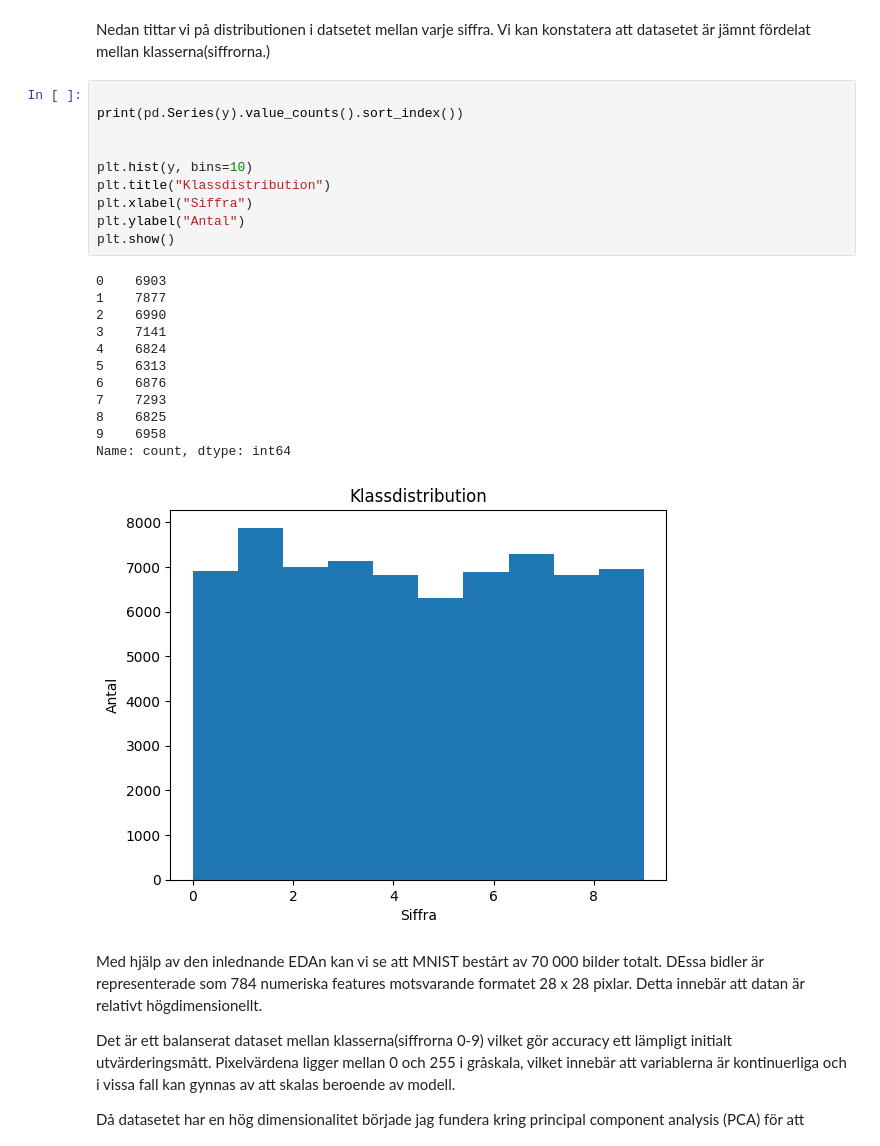
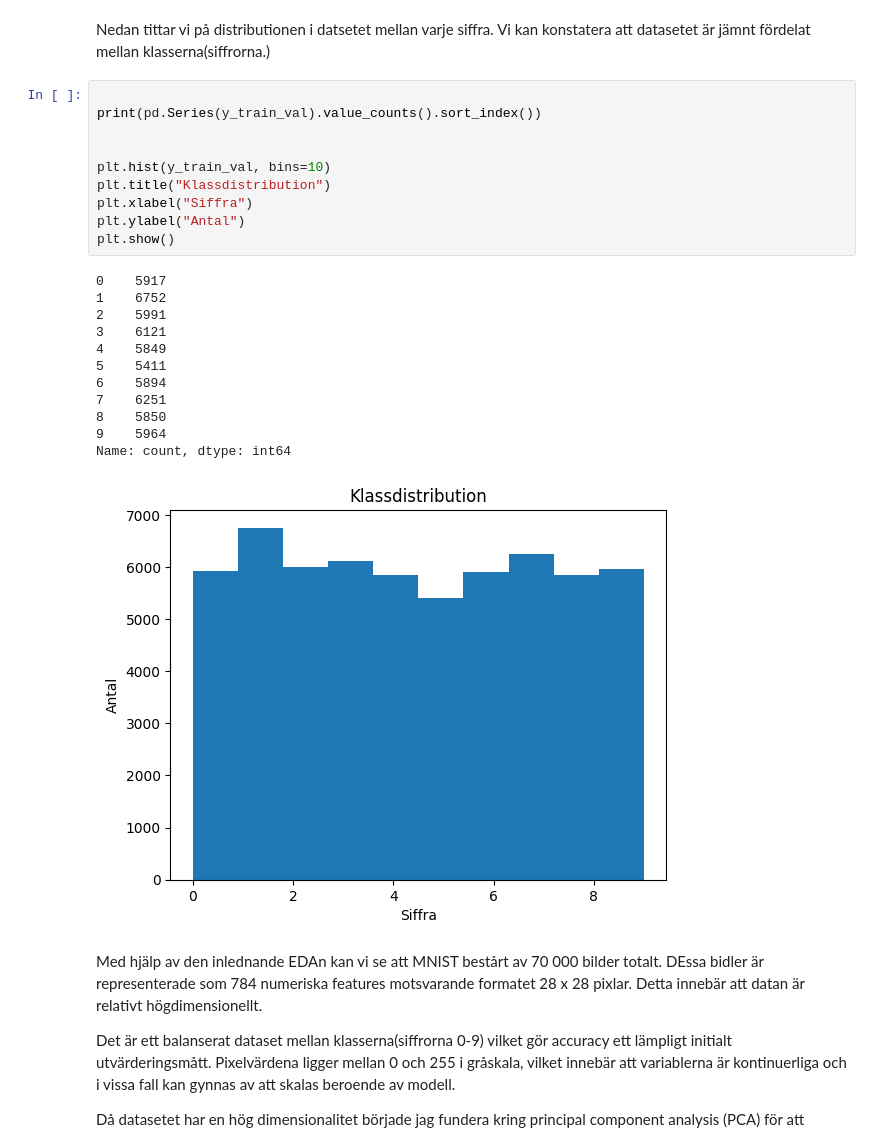
Before and after one commit to LinusMrad/ML-Kunskapskontroll-2, a Jupyter notebook: notebook/kunskapkontroll2.ipynb, the cells around one changed output. Saved outputs shown, nothing was run; the diff lists cells and outputs as text.

```diff
--- a/notebook/kunskapkontroll2.ipynb
+++ b/notebook/kunskapkontroll2.ipynb
@@ -127,27 +137,27 @@ plt.show()
 Nedan tittar vi på distributionen i datsetet mellan varje siffra. Vi kan konstatera att datasetet är jämnt fördelat mellan klasserna(siffrorna.)
 # %%
 
-print(pd.Series(y).value_counts().sort_index())
+print(pd.Series(y_train_val).value_counts().sort_index())
 
 
-plt.hist(y, bins=10)
+plt.hist(y_train_val, bins=10)
 plt.title("Klassdistribution")
 plt.xlabel("Siffra")
 plt.ylabel("Antal")
 plt.show()
 # %% [output]
-0    6903
-1    7877
-2    6990
-3    7141
-4    6824
-5    6313
-6    6876
-7    7293
-8    6825
-9    6958
+0    5917
+1    6752
+2    5991
+3    6121
+4    5849
+5    5411
+6    5894
+7    6251
+8    5850
+9    5964
 Name: count, dtype: int64
-[figure, old version]
+[figure, new version]
 # %% [markdown]
 Med hjälp av den inlednande EDAn kan vi se att MNIST bestårt av 70 000 bilder totalt. DEssa bidler är representerade som 784 numeriska features motsvarande formatet 28 x 28 pixlar. Detta innebär att datan är relativt högdimensionellt.
 
```
Also changed, not shown: parts of 11 cells of this notebook.
